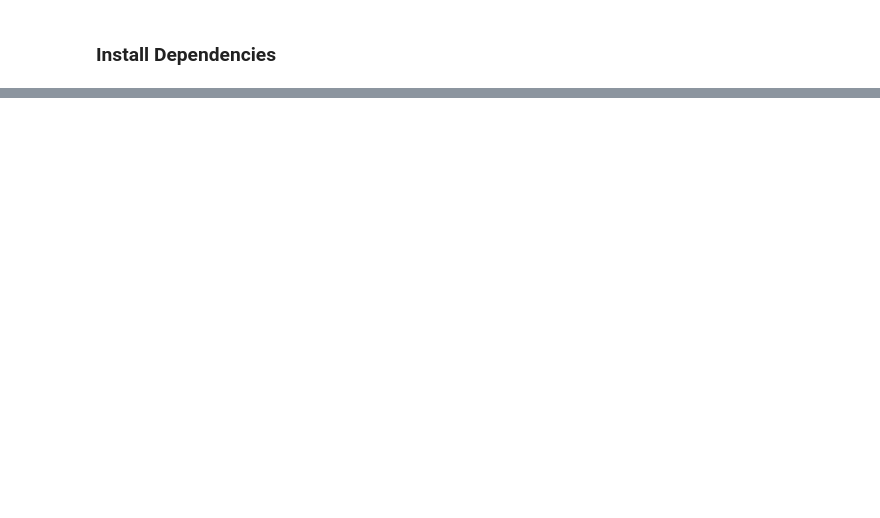
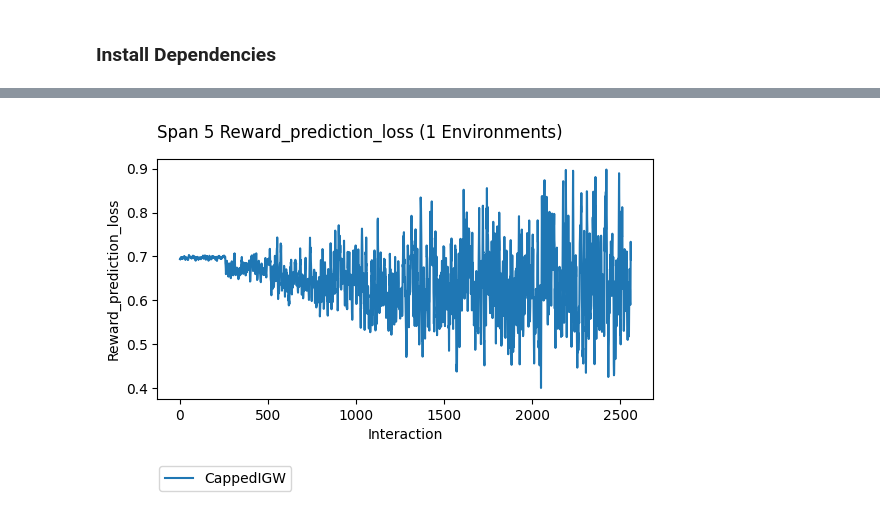
Before and after one commit to mrucker/onoff_experiments, a Jupyter notebook: notebooks/demo.ipynb, the cells around one changed output, grey strips where cells are left out. Drawn from its saved outputs; the diff is of its cells as text; code cells hidden in the pictures; blank space fills up the shorter version.

```diff
--- a/notebooks/demo.ipynb
+++ b/notebooks/demo.ipynb
@@ -39,0 +111,5 @@ class CappedIGWLearner:
+# %%
+#result.plot_learners()
+result.plot_learners(y='reward_prediction_loss',span=5)
+# %% [output]
+[figure, added]
```
Also changed, not shown: parts of 4 cells of this notebook, 5 other files.
